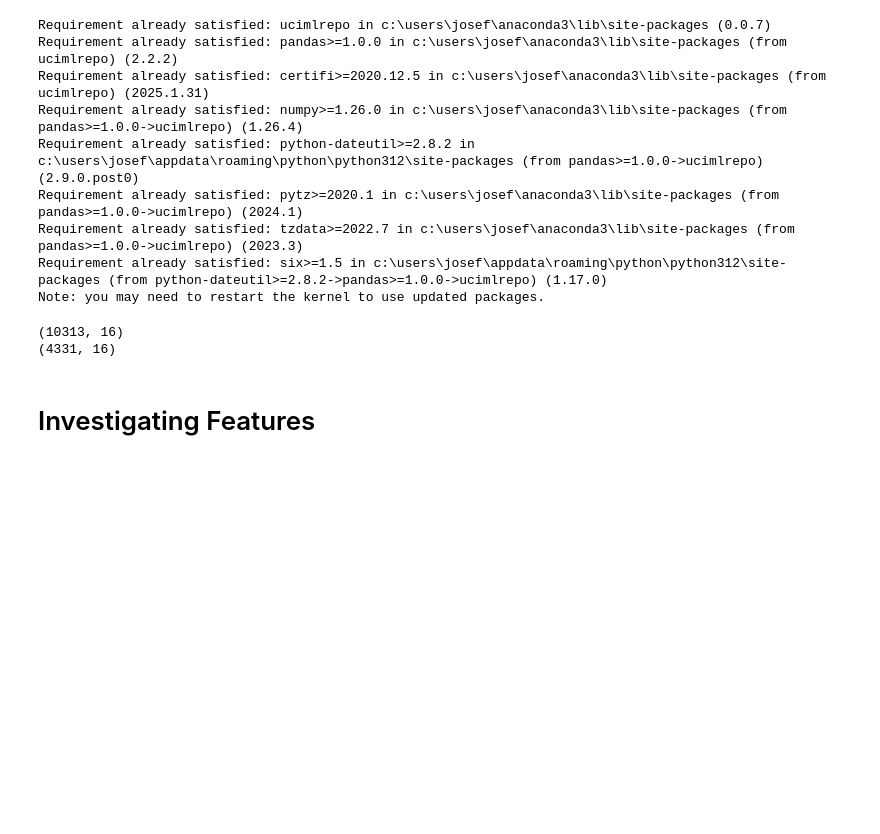
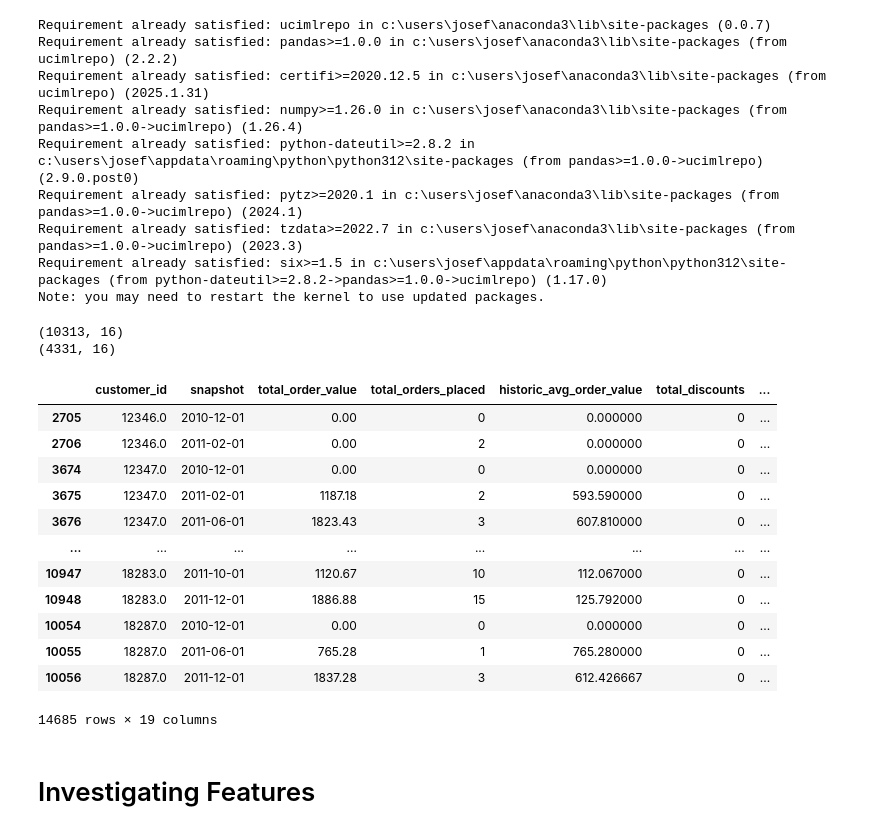
Before and after one commit to Joebrook-123/Online-Retail-Customer-Churn, a Jupyter notebook: Data EDA.ipynb, the cells around one changed output. Cells and saved outputs as stored; diff of their text form; code cells hidden in the pictures; blank space fills up the shorter version.

```diff
--- a/Data EDA.ipynb
+++ b/Data EDA.ipynb
@@ -220,6 +220,22 @@ print(X_test.shape)
 # %% [output]
 (10313, 16)
 (4331, 16)
+# %%
+df
+# %% [output]
+|  | customer_id | snapshot | total_order_value | total_orders_placed | historic_avg_order_value | total_discounts | ... |
+| 2705 | 12346.0 | 2010-12-01 | 0.00 | 0 | 0.000000 | 0 | ... |
+| 2706 | 12346.0 | 2011-02-01 | 0.00 | 2 | 0.000000 | 0 | ... |
+| 3674 | 12347.0 | 2010-12-01 | 0.00 | 0 | 0.000000 | 0 | ... |
+| 3675 | 12347.0 | 2011-02-01 | 1187.18 | 2 | 593.590000 | 0 | ... |
+| 3676 | 12347.0 | 2011-06-01 | 1823.43 | 3 | 607.810000 | 0 | ... |
+| ... | ... | ... | ... | ... | ... | ... | ... |
+| 10947 | 18283.0 | 2011-10-01 | 1120.67 | 10 | 112.067000 | 0 | ... |
+| 10948 | 18283.0 | 2011-12-01 | 1886.88 | 15 | 125.792000 | 0 | ... |
+| 10054 | 18287.0 | 2010-12-01 | 0.00 | 0 | 0.000000 | 0 | ... |
+| 10055 | 18287.0 | 2011-06-01 | 765.28 | 1 | 765.280000 | 0 | ... |
+| 10056 | 18287.0 | 2011-12-01 | 1837.28 | 3 | 612.426667 | 0 | ... |
+14685 rows × 19 columns
 # %% [markdown]
 # Investigating Features
 # %%
```
Also changed, not shown: 4 other files.
